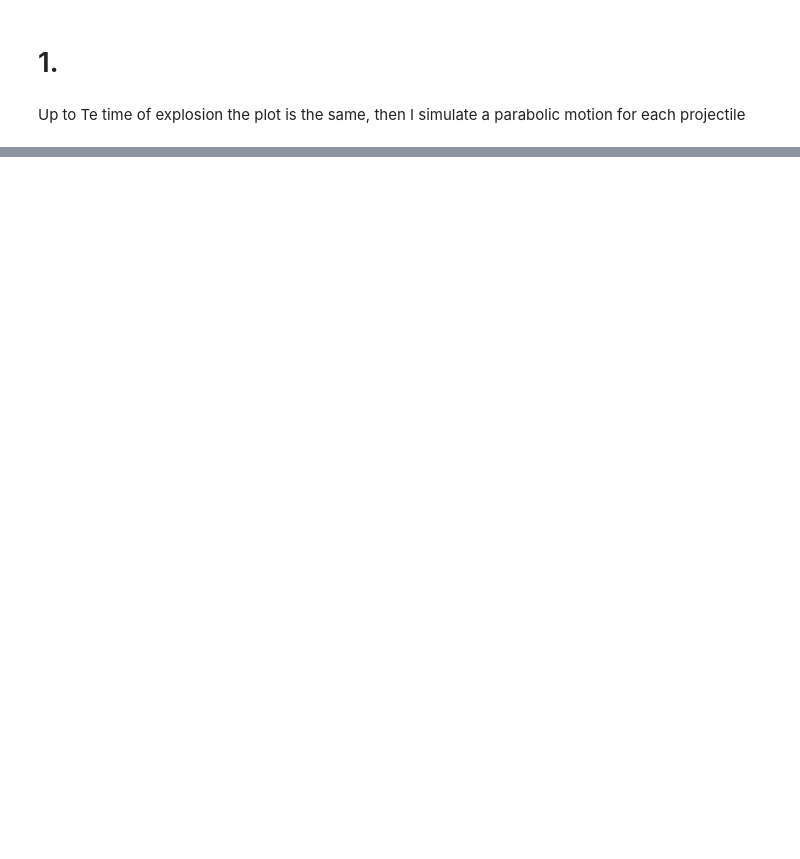
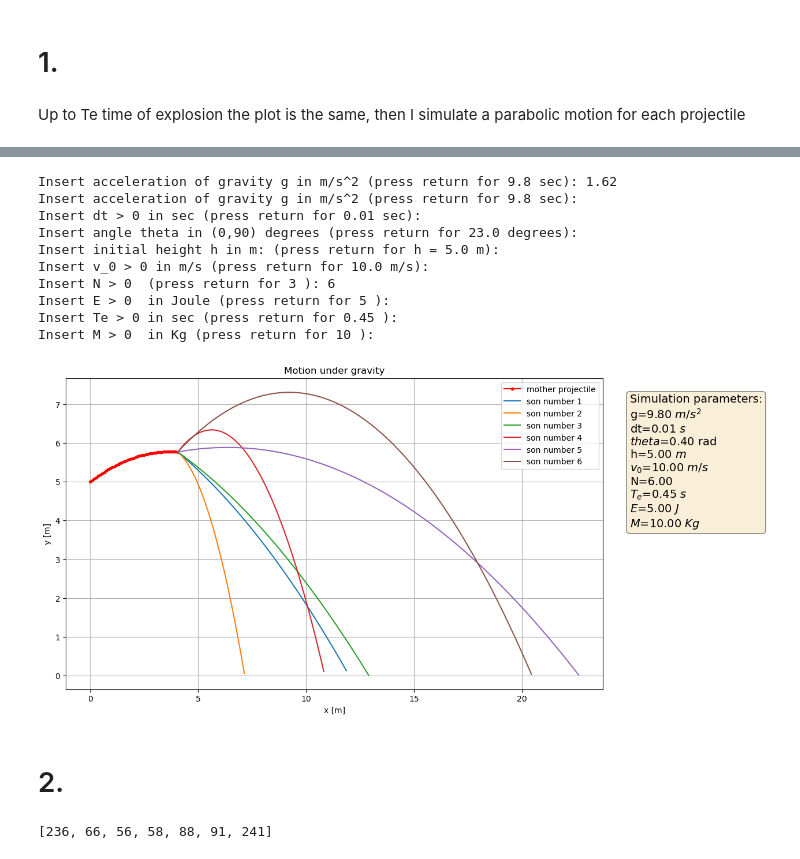
Before and after one commit to Tag-E/CompMeth_22-23, a Jupyter notebook: exam20230116/20230116_part2Notebook.ipynb, the cells around one changed output, grey strips where cells are left out. Cells and saved outputs as stored; diff of their text form; code cells hidden in the pictures; blank space fills up the shorter version.

```diff
--- a/exam20230116/20230116_part2Notebook.ipynb
+++ b/exam20230116/20230116_part2Notebook.ipynb
@@ -328,0 +290,16 @@ np.save(outfile, allData)
+# %%
+simulation(askInput = True)
+# %% [output]
+Insert acceleration of gravity g in m/s^2 (press return for 9.8 sec): 1.62
+Insert acceleration of gravity g in m/s^2 (press return for 9.8 sec):
+Insert dt > 0 in sec (press return for 0.01 sec):
+Insert angle theta in (0,90) degrees (press return for 23.0 degrees):
+Insert initial height h in m: (press return for h = 5.0 m):
+Insert v_0 > 0 in m/s (press return for 10.0 m/s):
+Insert N > 0  (press return for 3 ): 6
+Insert E > 0  in Joule (press return for 5 ):
+Insert Te > 0 in sec (press return for 0.45 ):
+Insert M > 0  in Kg (press return for 10 ):
+[figure, added]
+# %% [markdown]
+# 2.
@@ -328,0 +308,5 @@ np.save(outfile, allData)
+# %%
+myMax = np.max([np.max(son) for son in sonList])
+lenMax = np.max( [len(son) for son in sonList] )
+# %% [output]
+[236, 66, 56, 58, 88, 91, 241]
```
Also changed, not shown: parts of 19 cells of this notebook, 23 other files.
